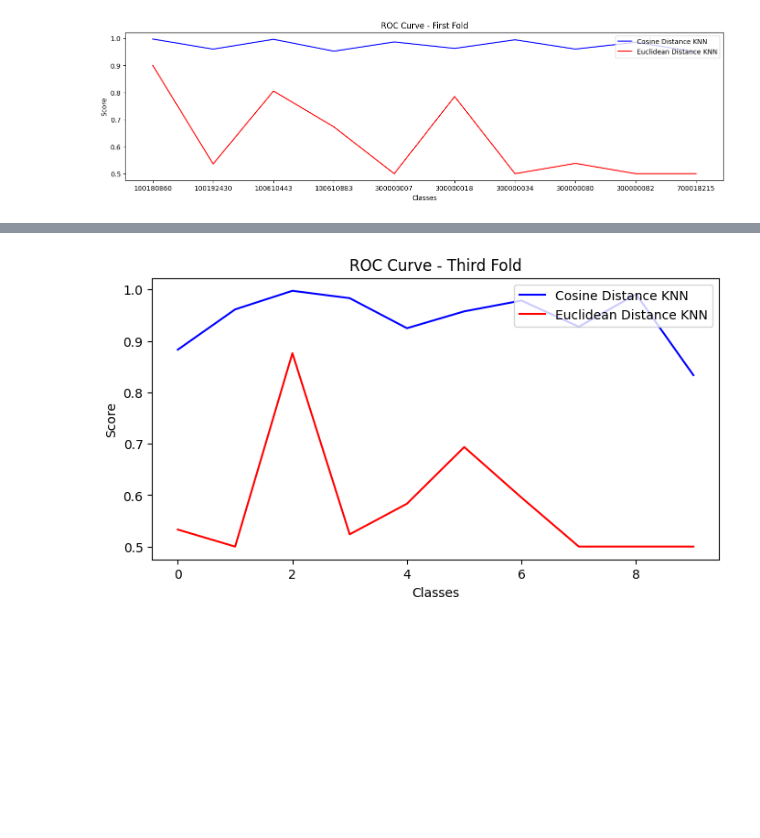
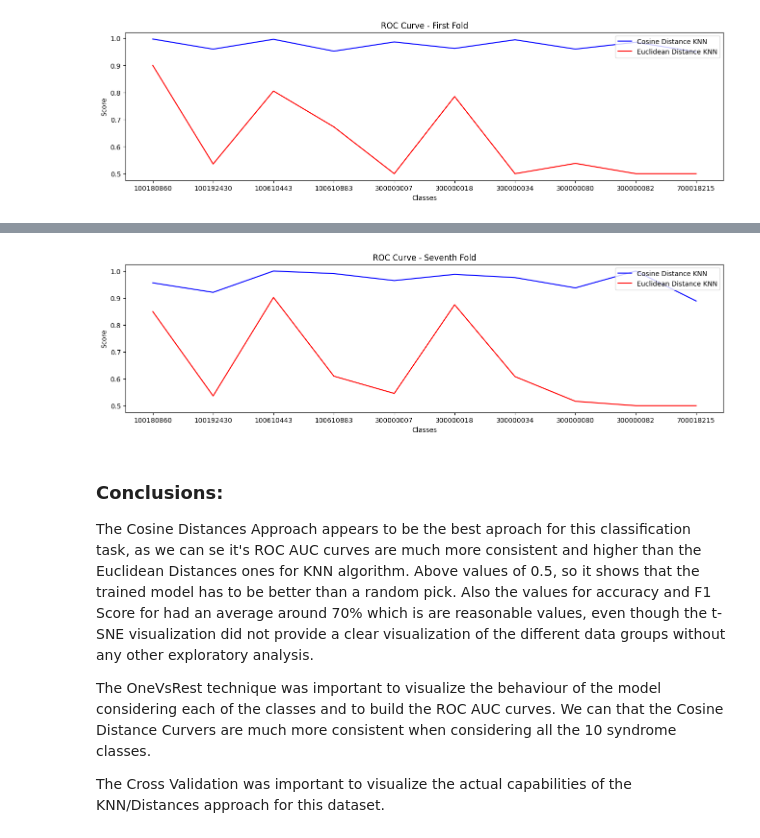
Before and after one commit to Mafeuz/ML_Test, a Jupyter notebook: ml_test_step_by_step.ipynb, the cells around one changed output, grey strips where cells are left out. Drawn from its saved outputs; the diff is of its cells as text; code cells hidden in the pictures; blank space fills up the shorter version.

```diff
--- a/ml_test_step_by_step.ipynb
+++ b/ml_test_step_by_step.ipynb
@@ -350,14 +388,25 @@ plt.show()
 # %%
-# Let's plot the Roc Auc Curve for the third fold (2):
-fig, axes = plt.subplots(1, 1, figsize=(8, 4))
+# Let's plot the Roc Auc Curve for the Seventh fold (6):
+fig, axes = plt.subplots(1, 1, figsize=(16, 4))
 
-axes.plot(knn_cosine.classes_, cosine_roc_aucs[2].values(), color='b', label='Cosine Distance KNN')
-axes.plot(knn_euclidean.classes_, euclidean_roc_aucs[2].values(), color='r', label='Euclidean Distance KNN')
+axes.plot(knn_cosine.classes_, cosine_roc_aucs[6].values(), color='b', label='Cosine Distance KNN')
+axes.plot(knn_euclidean.classes_, euclidean_roc_aucs[6].values(), color='r', label='Euclidean Distance KNN')
 axes.set_xlabel('Classes')
 axes.set_ylabel('Score')
-axes.set_title(f'ROC Curve - Third Fold')
+axes.set_title(f'ROC Curve - Seventh Fold')
 axes.legend(loc='upper right')
+axes.set_xticks(range(len(knn_cosine.classes_)))
+axes.set_xticklabels(label_encoded_dict.keys())
 
 plt.show()
 # %% [output]
-[figure, old version]
+[figure, new version]
+# %% [markdown]
+### Conclusions:
+
+The Cosine Distances Approach appears to be the best aproach for this classification task, as we can se it's ROC AUC curves are much more consistent and higher than the Euclidean Distances ones for KNN algorithm. Above values of 0.5, so it shows that the trained model has to be better than a random pick.
+Also the values for accuracy and F1 Score for had an average around 70% which is are reasonable values, even though the t-SNE visualization did not provide a clear visualization of the different data groups without any other exploratory analysis.
+
+The OneVsRest technique was important to visualize the behaviour of the model considering each of the classes and to build the ROC AUC curves. We can that the Cosine Distance Curvers are much more consistent when considering all the 10 syndrome classes.
+
+The Cross Validation was important to visualize the actual capabilities of the KNN/Distances approach for this dataset.
```
Also changed, not shown: parts of 8 cells of this notebook, 2 other files.
